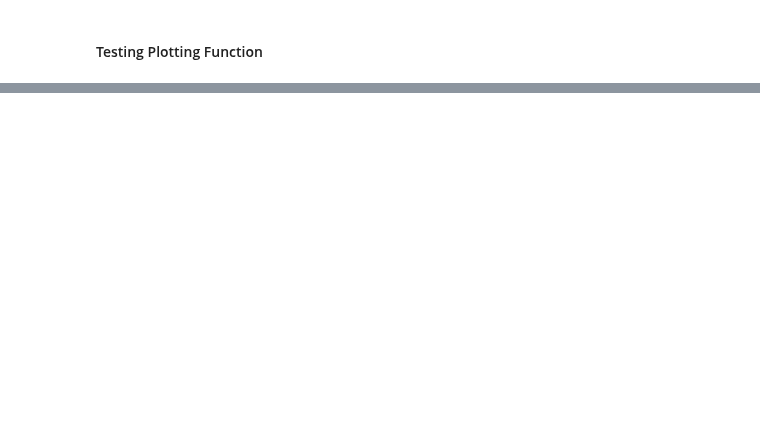
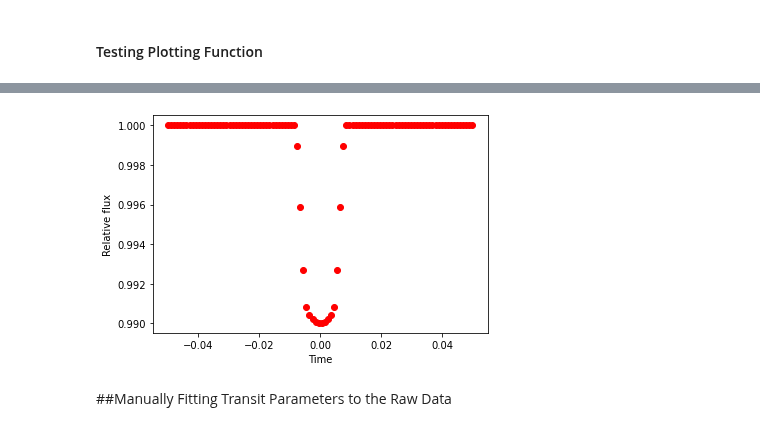
Before and after one commit to Hamza-Suleman/transiting-exoplanets, a Jupyter notebook: Dummy_Transit.ipynb, the cells around one changed output, grey strips where cells are left out. Drawn from its saved outputs; the diff is of its cells as text; code cells hidden in the pictures; blank space fills up the shorter version.

```diff
--- a/Dummy_Transit.ipynb
+++ b/Dummy_Transit.ipynb
@@ -114,0 +119,6 @@ transit_plot(test_params,test_t)
+# %%
+transit_plot(test_params,test_t,"scatter","r")
+# %% [output]
+[figure, added]
+# %% [markdown]
+##Manually Fitting Transit Parameters to the Raw Data
```
Also changed, not shown: parts of 5 cells of this notebook.
